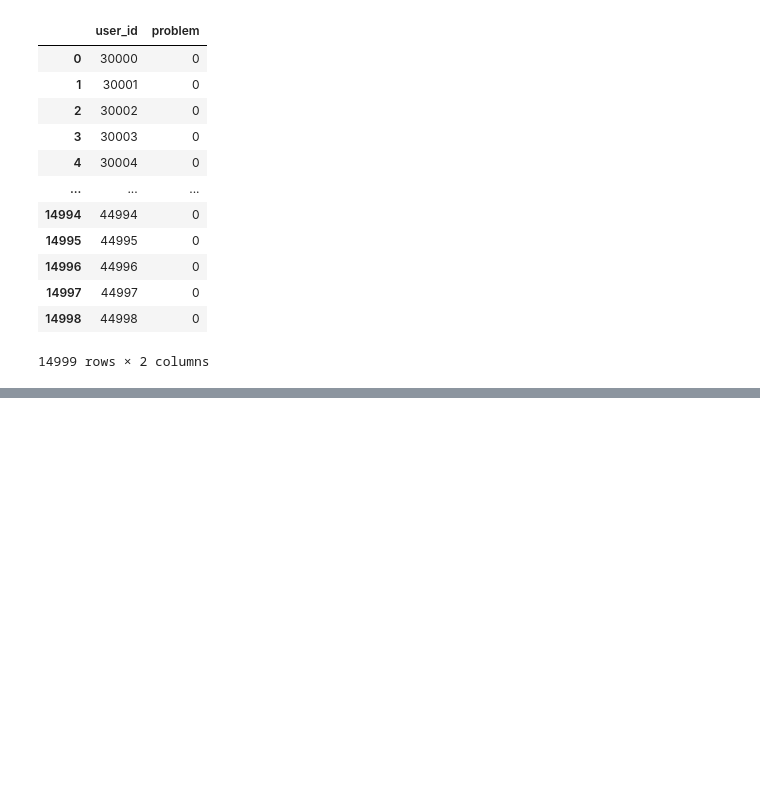
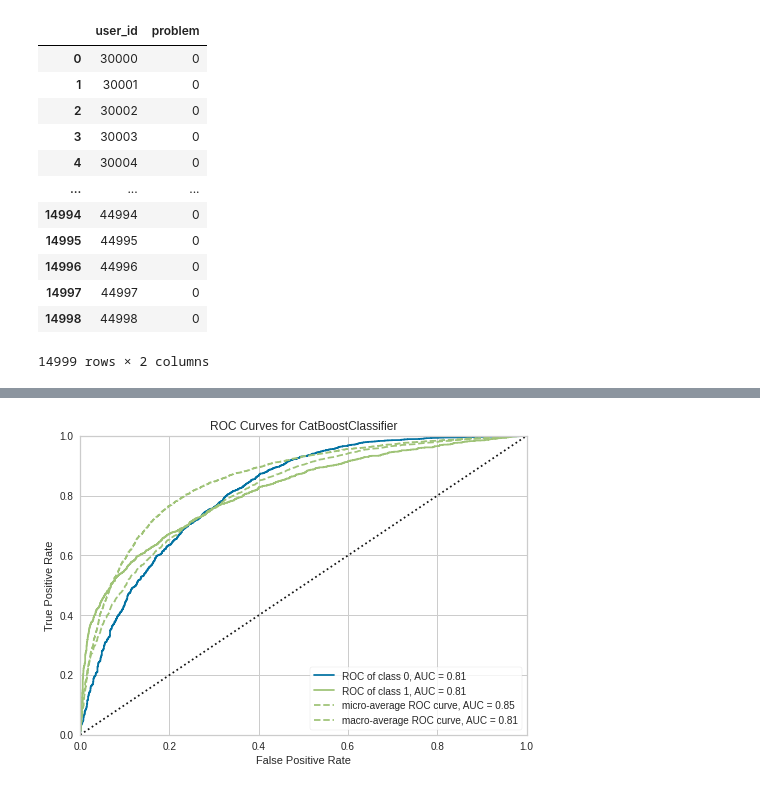
Before and after one commit to Datamin-D/Projects, a Jupyter notebook: [LG_data_con]_EDA_&_Model.ipynb, the cells around one changed output, grey strips where cells are left out. Cells and saved outputs as stored; diff of their text form; code cells hidden in the pictures; blank space fills up the shorter version.

```diff
--- a/[LG_data_con]_EDA_&_Model.ipynb
+++ b/[LG_data_con]_EDA_&_Model.ipynb
@@ -248,0 +633,37 @@ sample_submission
+# %%
+#best 1 도 진행.
+# best one :
+clf = setup(data = train, target = 'problem')
+
+best = compare_models(sort = 'AUC')
+#the best model, catboost.
+catboost = create_model('catboost')
+#tuning
+tuned_catboost = tune_model(catboost)
+
+
+# # #
+final_model = finalize_model(tuned_catboost)
+
+#test_err  = pd.read_csv(PATH+'test_err_data.csv')
+id_error = test_err[['user_id','errtype']].values
+test_x = np.zeros((14999,42))
+for person_idx, err in tqdm(id_error):
+    test_x[person_idx - 30000,err - 1] += 1
+test_x = test_x.reshape(test_x.shape[0],-1)
+test = pd.DataFrame(data=test_x)
+# #
+predictions = predict_model(final_model, data = test)
+# # #
+#pycaret에서는 score이 label을 맞출 확률이기때문에 output을 제출 양식에 맞게 바꿔줍니다
+x = []
+for i in range(len(predictions['Score'])):
+  if predictions['Label'][i] =='1.0':
+    x.append(predictions['Score'][i])
+  else:
+    x.append(1-predictions['Score'][i])
+# #
+sample_submssion = pd.read_csv(PATH+'sample_submission.csv')
+sample_submssion['problem'] = x
+
+sample_submssion.to_csv(PATH+"AutoML_best_catboost.csv", index = False)
@@ -248,0 +709,6 @@ sample_submission
+# %%
+# tuned_catboost
+#AUC
+plot_model(estimator = tuned_catboost, plot = 'auc')
+# %% [output]
+[figure, added]
```
Also changed, not shown: parts of 69 cells of this notebook.
